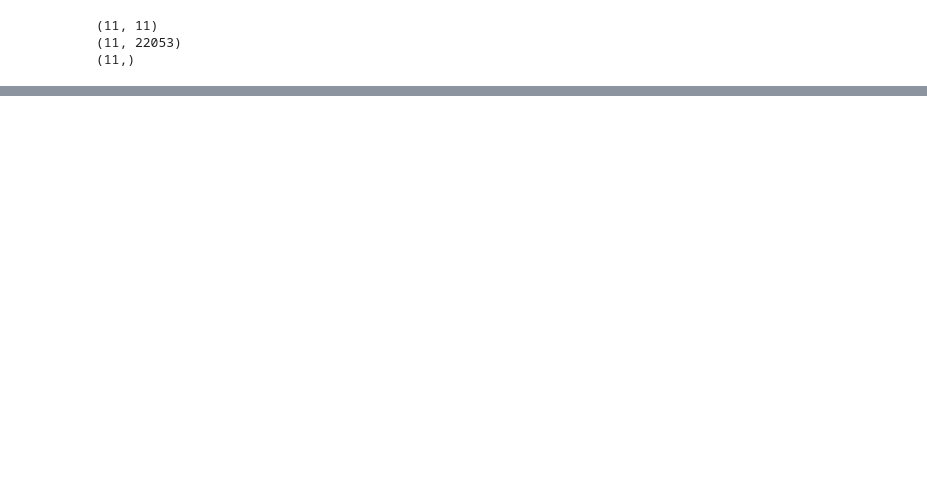
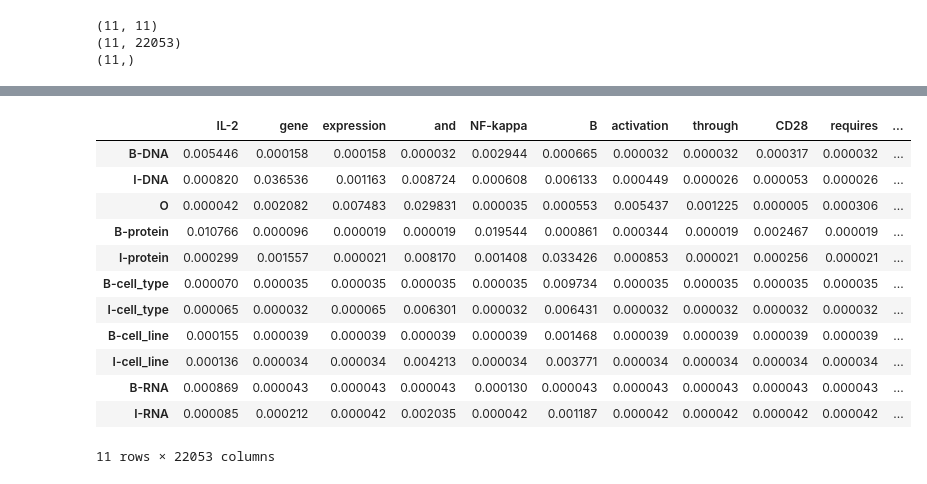
Before and after one commit to sjukdom/natural-language-processing, a Jupyter notebook: Proyecto_Final/HMM.ipynb, the cells around one changed output, grey strips where cells are left out. Drawn from its saved outputs; the diff is of its cells as text; code cells hidden in the pictures; blank space fills up the shorter version.

```diff
--- a/Proyecto_Final/HMM.ipynb
+++ b/Proyecto_Final/HMM.ipynb
@@ -186,6 +141,7 @@ B = np.zeros((len_S, len_O))
 Pi = np.zeros(len_S)
 
 N = len_S
+T = len_O
 
 print(A.shape)
 print(B.shape)
@@ -197,19 +157,21 @@ print(Pi.shape)
 # %%
-def smoothingLaplacian(wi, wj, N, sigma):
-    if sigma == 'state2state':
+def smoothingLaplacian(wi, wj, L, mode):
+    if mode == 'A':
+        si, sj = wi, wj
         try:
-            return (freq_states2states[(wi, wj)] + 1) / (freq_states[wj] + N)
+            prob = (freq_states2states[(si, sj)] + 1) / (freq_states[si] + L)
         except:
-            return 1 / (freq_states[wj] + N)
-    elif sigma == 'state2obs':
+            prob = 1 / (freq_states[wi] + L)
+    elif mode == 'B':
+        si, oj = wi, wj
         try:
-            return (freq_states2obs[(wi, wj)] + 1) / (freq_obs[wj] + N)
+            prob = (freq_states2obs[(si, oj)] + 1) / (freq_states[si] + L)
         except:
-            return 1 / (freq_obs[wj] + N)
-    elif sigma == 'initial':
+            prob = 1 / (freq_states[si] + L)
+    elif mode == 'Pi':
+        si = wi
         try:
-            prob = (freq_states2states[('<BOS>', wi)] + 1) / (freq_states['<BOS>'] + N)
+            prob = (freq_states2states[('<BOS>', si)] + 1) / (freq_states['<BOS>'] + L)
         except:
-            prob = 1 / (freq_states['<BOS>'] + N)
-
+            prob = 1 / (freq_states['<BOS>'] + L)
     return prob
@@ -219,0 +186,7 @@ print(smoothingLaplacian(S[2], S[0], N, 'initial'))
+# %%
+for i in range(N):
+    for j in range(N):
+        if j == N:
+            A[i, j+1] = smoothingLaplacian(S[i] , '<EOS>', N, 'A')
+        else:
+            A[i, j] = smoothingLaplacian(S[i], S[j], N, 'A')
@@ -219,0 +231,4 @@ print(smoothingLaplacian(S[2], S[0], N, 'initial'))
+# %%
+for i in range(N):
+    for j in range(T):
+        B[i, j] = smoothingLaplacian(S[i], O[j], T, 'B')
@@ -219,0 +249,17 @@ print(smoothingLaplacian(S[2], S[0], N, 'initial'))
+# %%
+Bij = pd.DataFrame(B, columns=O, index=S)
+Bij
+# %% [output]
+|  | IL-2 | gene | expression | and | NF-kappa | B | activation | through | CD28 | requires | ... |
+| B-DNA | 0.005446 | 0.000158 | 0.000158 | 0.000032 | 0.002944 | 0.000665 | 0.000032 | 0.000032 | 0.000317 | 0.000032 | ... |
+| I-DNA | 0.000820 | 0.036536 | 0.001163 | 0.008724 | 0.000608 | 0.006133 | 0.000449 | 0.000026 | 0.000053 | 0.000026 | ... |
+| O | 0.000042 | 0.002082 | 0.007483 | 0.029831 | 0.000035 | 0.000553 | 0.005437 | 0.001225 | 0.000005 | 0.000306 | ... |
+| B-protein | 0.010766 | 0.000096 | 0.000019 | 0.000019 | 0.019544 | 0.000861 | 0.000344 | 0.000019 | 0.002467 | 0.000019 | ... |
+| I-protein | 0.000299 | 0.001557 | 0.000021 | 0.008170 | 0.001408 | 0.033426 | 0.000853 | 0.000021 | 0.000256 | 0.000021 | ... |
+| B-cell_type | 0.000070 | 0.000035 | 0.000035 | 0.000035 | 0.000035 | 0.009734 | 0.000035 | 0.000035 | 0.000035 | 0.000035 | ... |
+| I-cell_type | 0.000065 | 0.000032 | 0.000065 | 0.006301 | 0.000032 | 0.006431 | 0.000032 | 0.000032 | 0.000032 | 0.000032 | ... |
+| B-cell_line | 0.000155 | 0.000039 | 0.000039 | 0.000039 | 0.000039 | 0.001468 | 0.000039 | 0.000039 | 0.000039 | 0.000039 | ... |
+| I-cell_line | 0.000136 | 0.000034 | 0.000034 | 0.004213 | 0.000034 | 0.003771 | 0.000034 | 0.000034 | 0.000034 | 0.000034 | ... |
+| B-RNA | 0.000869 | 0.000043 | 0.000043 | 0.000043 | 0.000130 | 0.000043 | 0.000043 | 0.000043 | 0.000043 | 0.000043 | ... |
+| I-RNA | 0.000085 | 0.000212 | 0.000042 | 0.002035 | 0.000042 | 0.001187 | 0.000042 | 0.000042 | 0.000042 | 0.000042 | ... |
+11 rows × 22053 columns
```
Also changed, not shown: parts of 25 cells of this notebook.
